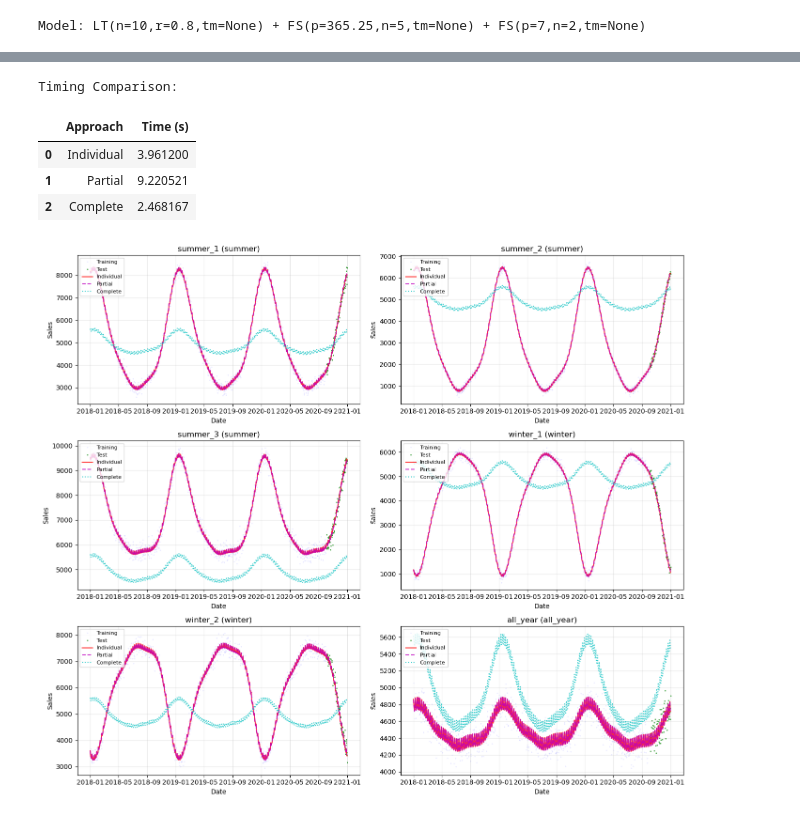
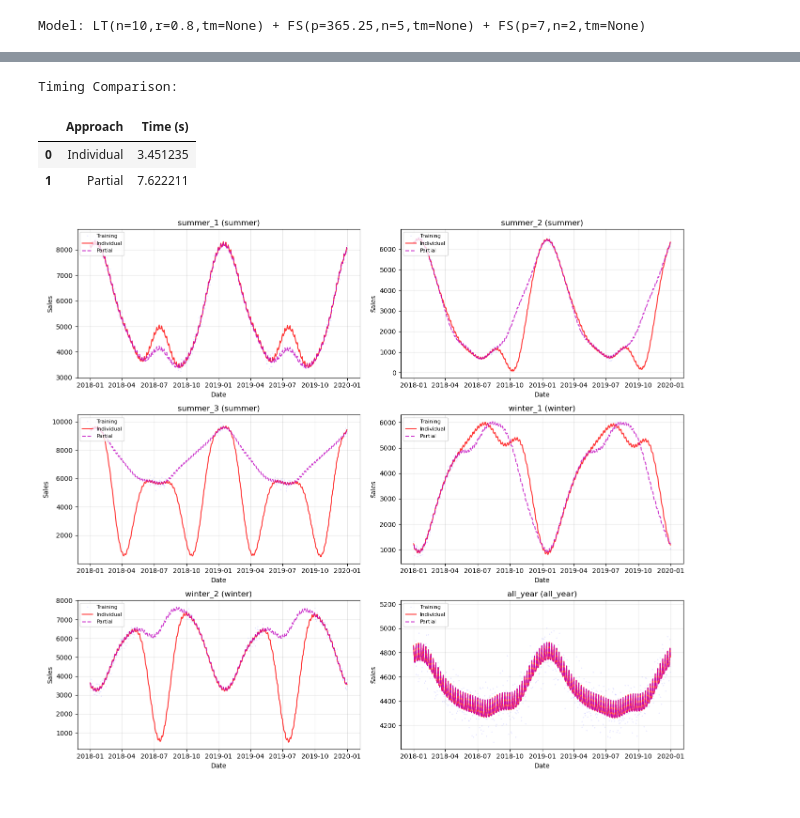
Before and after one commit to jovan-krajevski/vangja, a Jupyter notebook: notebooks/05_hierarchical_modeling.ipynb, the cells around one changed output, grey strips where cells are left out. Cells and saved outputs as stored; diff of their text form; code cells hidden in the pictures.

```diff
--- a/notebooks/05_hierarchical_modeling.ipynb
+++ b/notebooks/05_hierarchical_modeling.ipynb
@@ -317,7 +335,0 @@ Model: LT(n=10,r=0.8,tm=None) + FS(p=365.25,n=5,tm=None) + FS(p=7,n=2,tm=None)
-# %%
-# Fit the complete pooling model
-start_time = time.time()
-model_complete.fit(df, method="mapx")
-time_complete = time.time() - start_time
-
-print(f"Complete pooling fitting time: {time_complete:.2f}s")
@@ -328,16 +335,0 @@ Complete pooling fitting time: 2.47s
-# %%
-# Generate predictions
-future_complete = model_complete.predict(horizon=0, freq="D")
-
-# Calculate metrics for each series (same prediction for all)
-complete_metrics = []
-for name in product_params.keys():
-    test_series = df[df["series"] == name]
-    future_for_metrics = future_complete[["ds", "yhat_0"]].copy()
-    m = metrics(test_series, future_for_metrics, "complete")
-    m.index = [name]
-    complete_metrics.append(m)
-
-complete_metrics_df = pd.concat(complete_metrics)
-print("Complete Pooling Metrics:")
-display(complete_metrics_df)
@@ -381,16 +366,6 @@ for name in product_params.keys():
             "MAPE": partial_metrics_df.loc[name, "mape"],
         }
     )
-    comparison_rows.append(
-        {
-            "Series": name,
-            "Group": product_params[name]["group"],
-            "Approach": "Complete",
-            "RMSE": complete_metrics_df.loc[name, "rmse"],
-            "MAE": complete_metrics_df.loc[name, "mae"],
-            "MAPE": complete_metrics_df.loc[name, "mape"],
-        }
-    )
 
 comparison_df = pd.DataFrame(comparison_rows)
 print("Full Comparison:")
@@ -442,8 +412,8 @@ Summary Statistics by Approach:
 # Timing comparison
 timing_df = pd.DataFrame(
     {
-        "Approach": ["Individual", "Partial", "Complete"],
-        "Time (s)": [time_individual, time_partial, time_complete],
+        "Approach": ["Individual", "Partial"],
+        "Time (s)": [time_individual, time_partial],
     }
 )
 
@@ -452,9 +422,8 @@ display(timing_df)
 # %% [output]
 Timing Comparison:
 |  | Approach | Time (s) |
-| 0 | Individual | 3.961200 |
-| 1 | Partial | 9.220521 |
-| 2 | Complete | 2.468167 |
+| 0 | Individual | 3.451235 |
+| 1 | Partial | 7.622211 |
 # %%
 # Visualize predictions for each series (2 per row for better readability)
 fig, axes = plt.subplots(3, 2, figsize=(14, 12))
@@ -475,41 +444,33 @@ for i, (name, params) in enumerate(product_params.items()):
         "b.",
         markersize=0.5,
         alpha=0.3,
         label="Training",
     )
     # Plot predictions
     ax.plot(
-        future_individual["ds"],
-        future_individual[f"yhat_{ind_group}"],
+        fitted_individual["ds"],
+        fitted_individual[f"yhat_{ind_group}"],
         "r-",
         linewidth=1.5,
         alpha=0.8,
         label="Individual",
     )
     ax.plot(
         future_partial["ds"],
         future_partial[f"yhat_{par_group}"],
         "m--",
         linewidth=1.5,
         alpha=0.8,
         label="Partial",
     )
-    ax.plot(
-        future_complete["ds"],
-        future_complete["yhat_0"],
-        "c:",
-        linewidth=1.5,
-        alpha=0.8,
-        label="Complete",
-    )
 
     ax.set_title(f"{name} ({params['group']})")
     ax.set_xlabel("Date")
     ax.set_ylabel("Sales")
     ax.legend(loc="upper left", fontsize=8)
     ax.grid(True, alpha=0.3)
 
 plt.tight_layout()
 plt.show()
 # %% [output]
-[figure, old version]
+[figure, new version]
```
Also changed, not shown: parts of 27 cells of this notebook, 5 other files.
